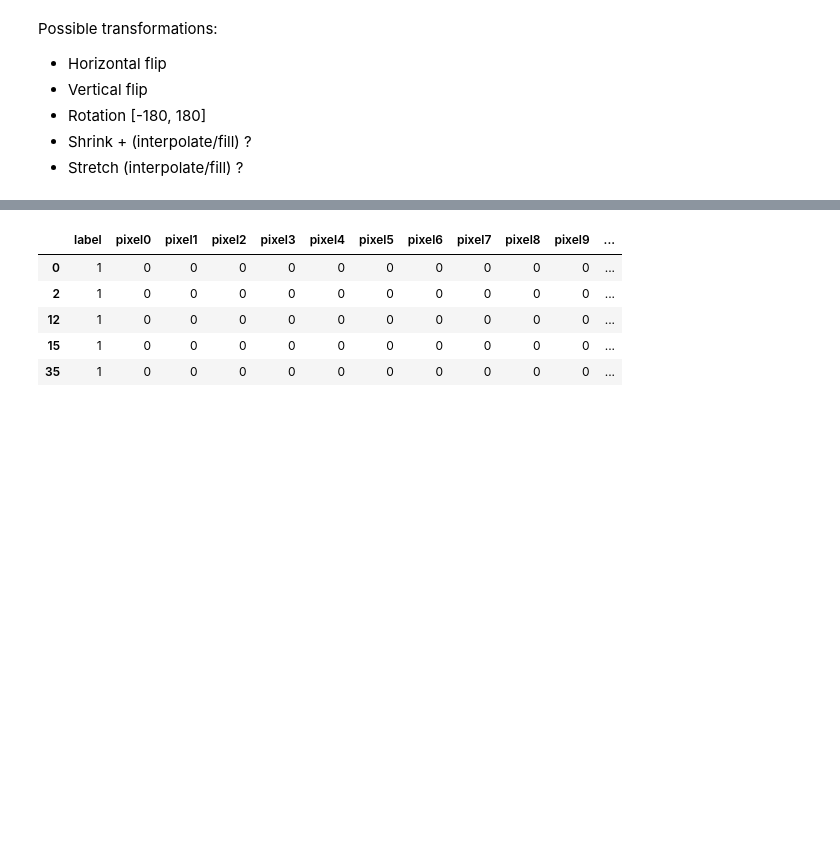
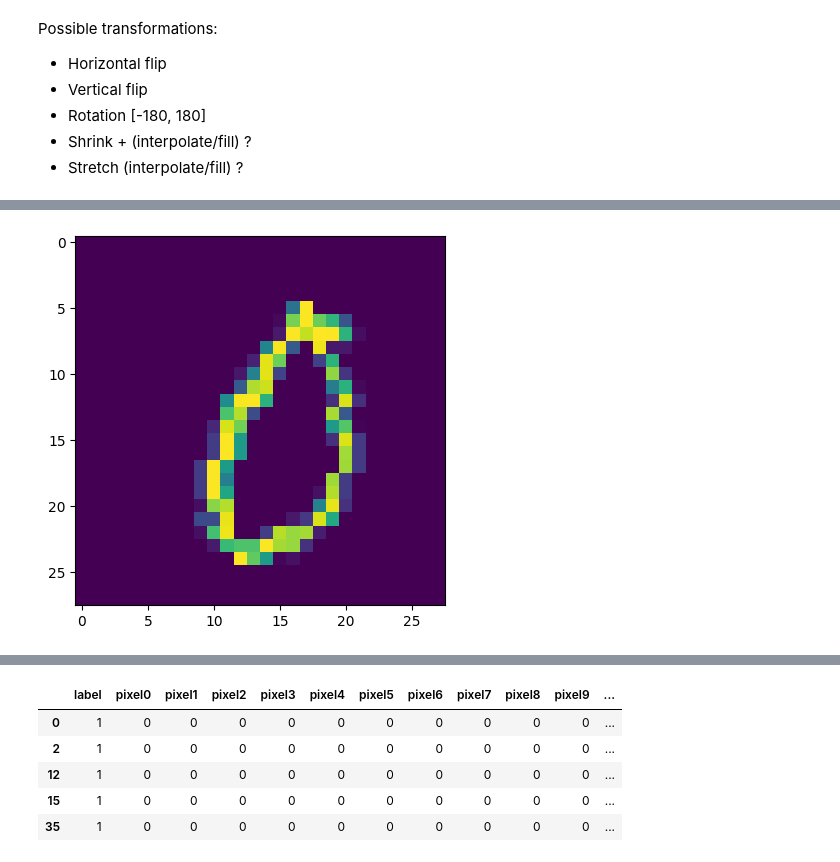
Before and after one commit to Milutin-S/kaggleCompetitions, a Jupyter notebook: Digit_Recognizer/scripts/analysis.ipynb, the cells around one changed output, grey strips where cells are left out. Cells and saved outputs as stored; diff of their text form; code cells hidden in the pictures; blank space fills up the shorter version.

Commit message:
Check general and specific transformations

```diff
--- a/Digit_Recognizer/scripts/analysis.ipynb
+++ b/Digit_Recognizer/scripts/analysis.ipynb
@@ -153 +153,25 @@ cols_with_missing
+# %%
+transform = transforms.Compose([
+    transforms.RandomRotation(15),
+    transforms.RandomAffine(degrees=0, translate=(0.1, 0.1)),
+    transforms.RandomHorizontalFlip(),
+    transforms.RandomVerticalFlip(),
+    transforms.RandomResizedCrop(size=28, scale=(0.8, 1.2)),
+    transforms.ColorJitter(brightness=0.2, contrast=0.2, saturation=0.2, hue=0.1),
+    transforms.RandomPerspective(distortion_scale=0.2, p=0.5),
+    transforms.RandomErasing(p=0.5),
+    transforms.ToTensor(),
+    transforms.Normalize((0.5,), (0.5,))
+])
+rand_rot = transforms.RandomRotation(degrees=20, fill=True)
+rand_affine = transforms.RandomAffine(degrees=20, translate=(0.2, 0.2), fill=True)
+rand_resize_crop = transforms.RandomResizedCrop(size=28, scale=(0.8, 1.2))
+rand_perspective = transforms.RandomPerspective(distortion_scale=0.2, p=0.6)
+rand_erasing = transforms.RandomErasing(p=0.5, scale=(0.007, 0.007))
+nine_six_switch = transforms.Compose([
+    transforms.RandomHorizontalFlip(p=1),
+    transforms.RandomVerticalFlip(p=1),
+])
+rand_vertical_flip = transforms.RandomVerticalFlip(p=1)
+rand_horizontal_flip = transforms.RandomHorizontalFlip(p=1)
 # %% [markdown]
@@ -179,0 +211,5 @@ Possible transformations:
+# %%
+transformed_img = rand_affine(tensor_image_normal)
+data_viz(transformed_img)
+# %% [output]
+[figure, added]
```
Also changed, not shown: parts of 34 cells of this notebook.
